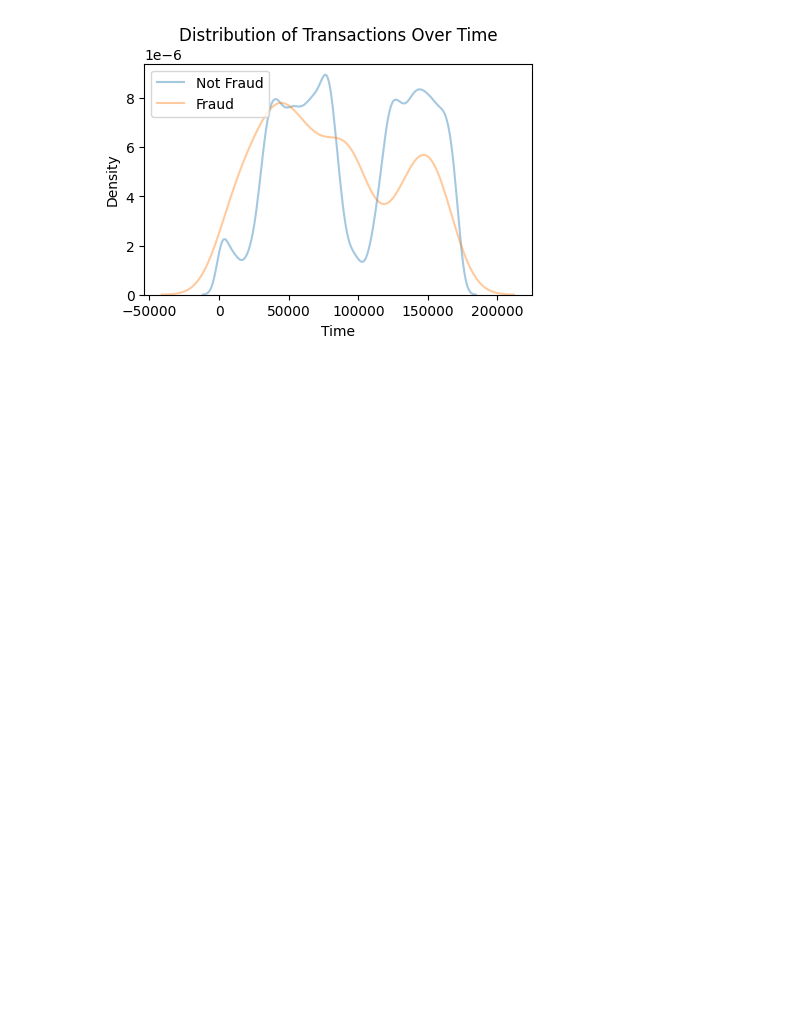
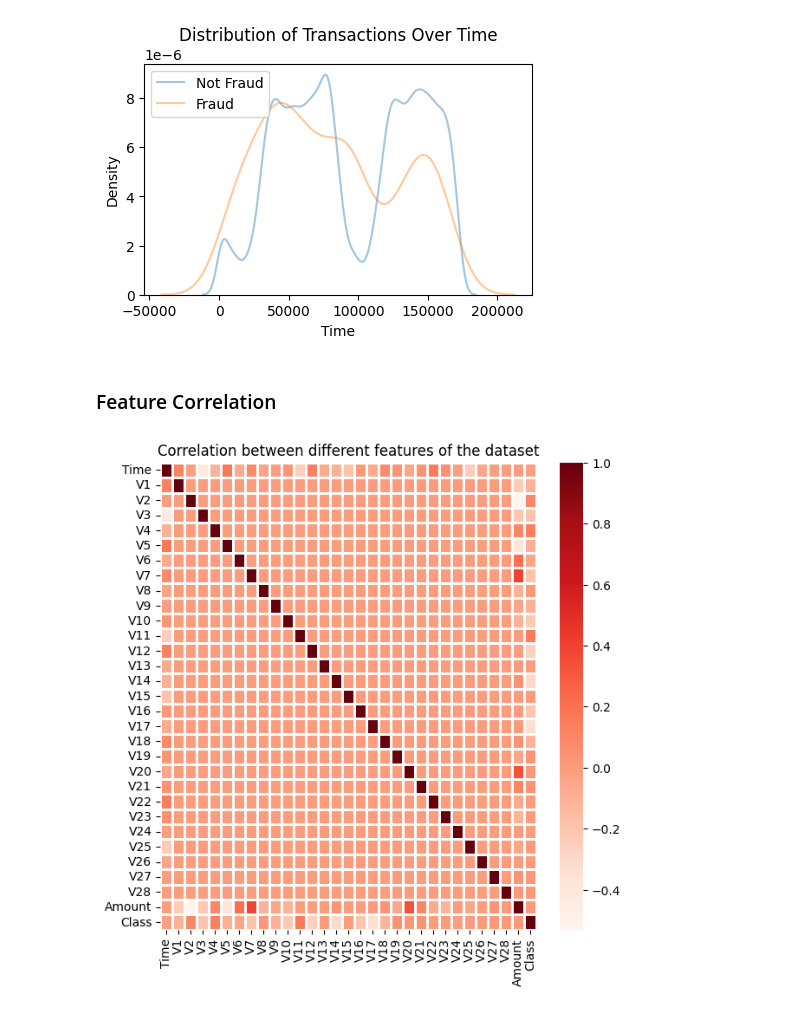
Before and after one commit to abduljunaid02/creditCardFraud, a Jupyter notebook: credirCardFraud.ipynb, the cells around one changed output. Cells and saved outputs as stored; diff of their text form; code cells hidden in the pictures; blank space fills up the shorter version.

```diff
--- a/credirCardFraud.ipynb
+++ b/credirCardFraud.ipynb
@@ -105,3 +111,13 @@ plt.legend()
 plt.show()
 # %% [output]
 [figure]
+# %% [markdown]
+### Feature Correlation
+# %%
+plt.figure(figsize=(7,7))
+plt.title("Correlation between different features of the dataset")
+corr = data_df.corr()
+sns.heatmap(corr, xticklabels=corr.columns, yticklabels=corr.columns, linewidths=1, cmap="Reds")
+plt.show()
+# %% [output]
+[figure, added]
```
Also changed, not shown: parts of 23 cells of this notebook.
